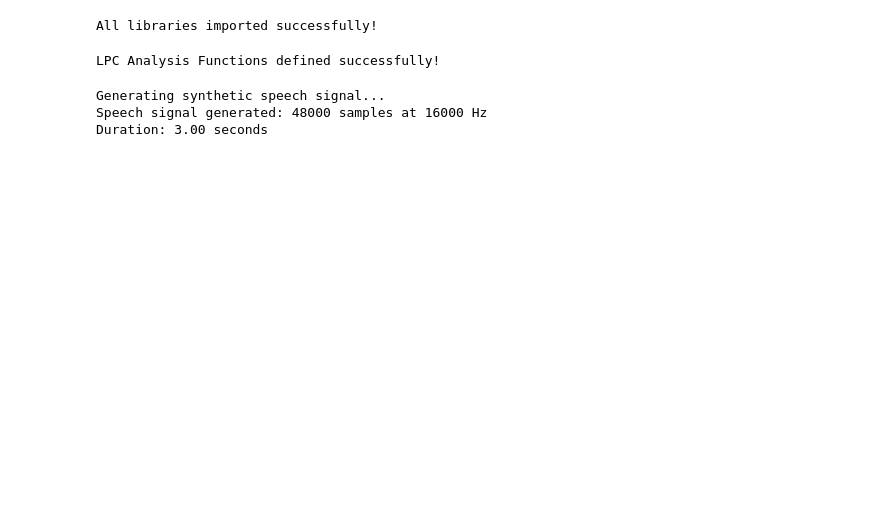
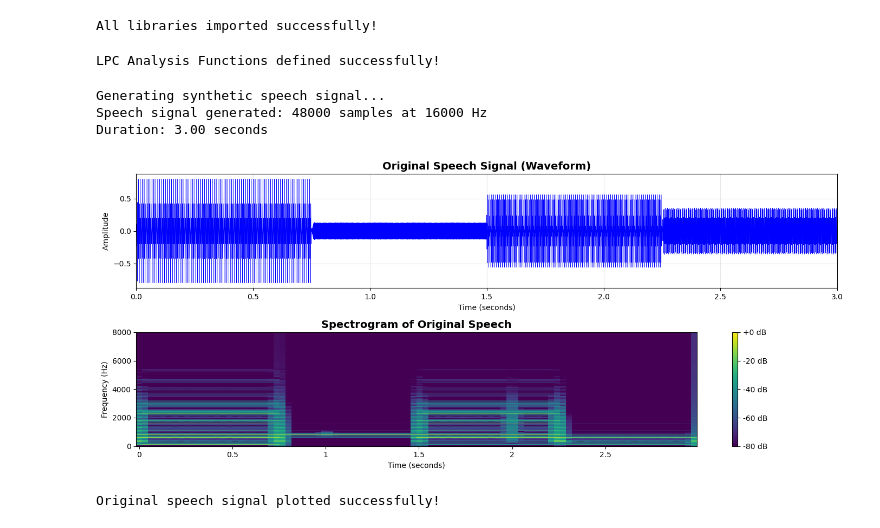
Before and after one commit to Abhijith-E/SPR-lab-2448503, a Jupyter notebook: Lab4.ipynb, the cells around one changed output. Saved outputs shown, nothing was run; the diff lists cells and outputs as text; code cells hidden in the pictures; blank space fills up the shorter version.

```diff
--- a/Lab4.ipynb
+++ b/Lab4.ipynb
@@ -137,3 +137,34 @@ print(f"Duration: {len(speech_signal)/sample_rate:.2f} seconds")
 Generating synthetic speech signal...
 Speech signal generated: 48000 samples at 16000 Hz
 Duration: 3.00 seconds
+# %%
+# ============================================================================
+# SECTION 5: Plot Original Speech Signal
+# ============================================================================
+
+plt.figure(figsize=(14, 6))
+
+plt.subplot(2, 1, 1)
+time_axis = np.linspace(0, len(speech_signal)/sample_rate, len(speech_signal))
+plt.plot(time_axis, speech_signal, linewidth=0.5, color='blue')
+plt.title('Original Speech Signal (Waveform)', fontsize=14, fontweight='bold')
+plt.xlabel('Time (seconds)')
+plt.ylabel('Amplitude')
+plt.grid(True, alpha=0.3)
+plt.xlim([0, time_axis[-1]])
+
+plt.subplot(2, 1, 2)
+D = librosa.amplitude_to_db(np.abs(librosa.stft(speech_signal)), ref=np.max)
+librosa.display.specshow(D, sr=sample_rate, x_axis='time', y_axis='hz', cmap='viridis')
+plt.colorbar(format='%+2.0f dB')
+plt.title('Spectrogram of Original Speech', fontsize=14, fontweight='bold')
+plt.xlabel('Time (seconds)')
+plt.ylabel('Frequency (Hz)')
+
+plt.tight_layout()
+plt.show()
+
+print("\nOriginal speech signal plotted successfully!")
+# %% [output]
+[figure, added]
+Original speech signal plotted successfully!
```
